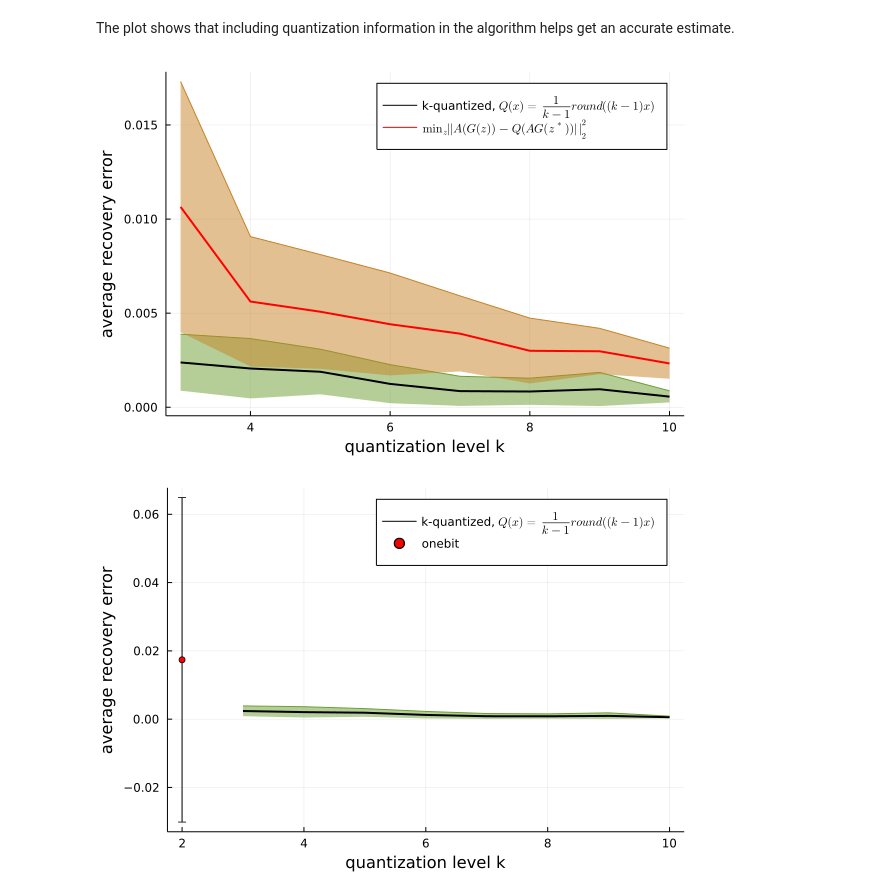
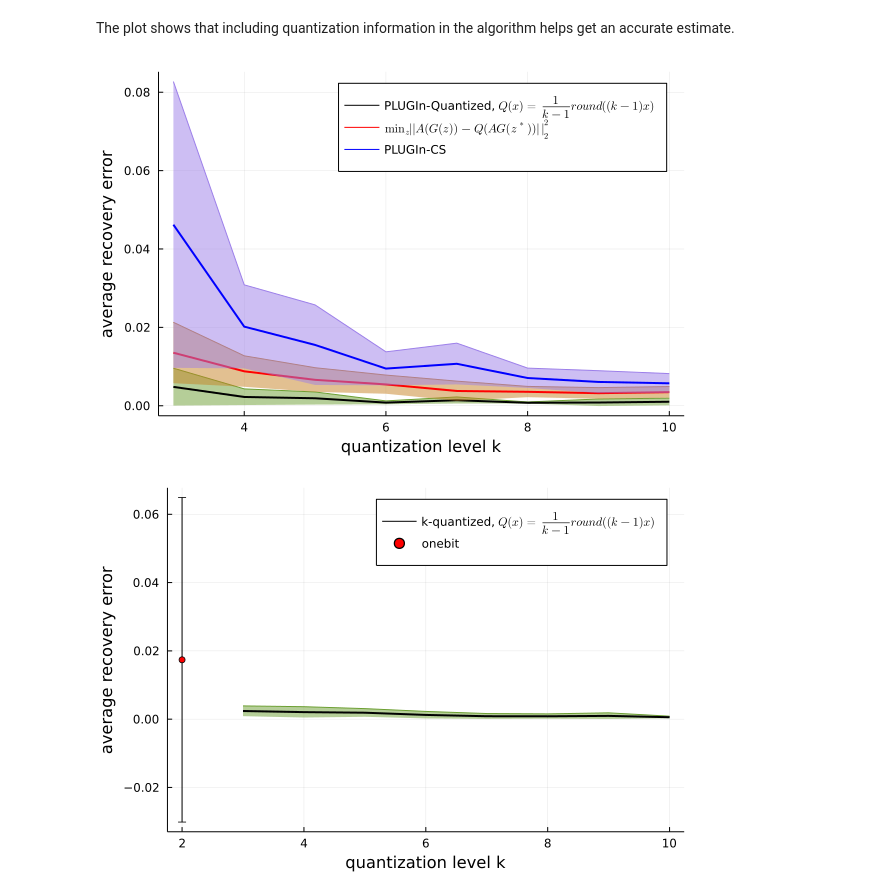
Before and after one commit to babhrujoshi/PLUGIn_Julia, a Jupyter notebook: PLUGIn_onebitCS.ipynb, the cells around one changed output. Cells and saved outputs as stored; diff of their text form; code cells hidden in the pictures.

Commit message:
Fourier measurements

```diff
--- a/PLUGIn_onebitCS.ipynb
+++ b/PLUGIn_onebitCS.ipynb
@@ -217,12 +223,15 @@ k_max = 10
 
 recov_error_matrix_kquant = zeros(k_max - 2)
 recov_error_matrix_noquant = zeros(k_max - 2)
+recov_error_matrix_CS = zeros(k_max - 2)
 
 recov_error_onebit = []
 
 for trial in 1:trials
     recov_error_kquant = []
     recov_error_noquant = []
+    recov_error_CS = []
+
     A = randn(m, x_dim)/sqrt(m)
     z = randn(5)*sqrt(m/20)
     y_onebit = sign.(A*G(z))
@@ -230,11 +239,12 @@ for trial in 1:trials
 
     for k in 3:k_max
         y_kquant = k_quantized(A*G(z), k)
+
+        # use PLUGIn-kquant to recover the signal
         z_est_kquant = zeros(z_dim)
         iter = 1
         succ_error = 1
 
-        # use PLUGIn-kquant to recover the signal
         while iter <= max_iter && succ_error > tolerance
             z_old = z_est_kquant
             z_est_kquant = PLUGIN_kbitCS_estimate(A, G, W, y_kquant, z_est_kquant, k, stepsize)
@@ -243,11 +253,24 @@ for trial in 1:trials
         end
         push!(recov_error_kquant, norm(z/norm(z) - z_est_kquant/norm(z_est_kquant)))
 
+        # use PLUGIn-CS to recover the signal
+        z_est_CS = randn(z_dim)
+        iter = 1
+        succ_error = 1
+
+        while iter <= max_iter && succ_error > tolerance
+            z_old = z_est_CS
+            z_est_CS = PLUGIN_CS_estimate(A, G, W, y_kquant, z_est_CS, stepsize)
+            succ_error = norm(z_old - z_est_CS, 2)
+            iter += 1
+        end
+        push!(recov_error_CS, norm(z/norm(z) - z_est_CS/norm(z_est_CS)))
+
+        # use gradient descent with just the compression and no quanitization to recover from quantized measurements
         z_est_noquant = randn(z_dim)
         iter = 1
         succ_error = 1
 
-        # use gradient descent with just the compression and no quanitization to recover from quantized measurements
         while iter <= max_iter && succ_error > tolerance
             z_old = z_est_noquant
             d = gradient(z->norm(A*G(z) - y_kquant,2)^2, z_est_noquant)[1]
@@ -261,6 +284,8 @@ for trial in 1:trials
     end
     recov_error_matrix_kquant = hcat(recov_error_matrix_kquant, recov_error_kquant)
     recov_error_matrix_noquant = hcat(recov_error_matrix_noquant, recov_error_noquant)
+    recov_error_matrix_CS = hcat(recov_error_matrix_CS, recov_error_CS)
+
 
     z_est_onebit = zeros(z_dim)
     iter = 1
@@ -284,23 +309,28 @@ The plot shows that including quantization information in the algorithm helps ge
 # %%
 average_recov_kquant = mean(recov_error_matrix_kquant[:,2:end], dims=2)
 std_recov_kquant = std(recov_error_matrix_kquant[:,2:end], dims=2)
 plot(3:k_max, average_recov_kquant + std_recov_kquant, fillrange = average_recov_kquant - std_recov_kquant, fillalpha = 0.5, c = 0, label = false)
-plot!(3:k_max, average_recov_kquant, label = "k-quantized, \$ Q(x) = \\frac{1}{k-1} {round}((k-1)x)\$", xlabel = "quantization level k", ylabel = "average recovery error", linewidth = 2, c =:black)
+plot!(3:k_max, average_recov_kquant, label = "PLUGIn-Quantized, \$ Q(x) = \\frac{1}{k-1} {round}((k-1)x)\$", xlabel = "quantization level k", ylabel = "average recovery error", linewidth = 2, c =:black)
 
 average_recov_noquant = mean(recov_error_matrix_noquant[:,2:end], dims=2)
 std_recov_noquant = std(recov_error_matrix_noquant[:,2:end], dims=2)
 plot!(3:k_max, average_recov_noquant + std_recov_noquant, fillrange = average_recov_noquant - std_recov_noquant, fillalpha = 0.5, c = 8, label = false)
 plot!(3:k_max, average_recov_noquant, label = "\$\\min_z \\|| A(G(z)) - Q(AG(z^*))\\||_2^2 \$", xlabel = "quantization level k", ylabel = "average recovery error", linewidth = 2, c =:red)
+
+average_recov_CS = mean(recov_error_matrix_CS[:,2:end], dims=2)
+std_recov_CS = std(recov_error_matrix_CS[:,2:end], dims=2)
+plot!(3:k_max, average_recov_CS + std_recov_CS, fillrange = average_recov_CS - std_recov_CS, fillalpha = 0.5, c = 12, label = false)
+plot!(3:k_max, average_recov_CS, label = "PLUGIn-CS", xlabel = "quantization level k", ylabel = "average recovery error", linewidth = 2, c =:blue)
 
 
 
 
 # average_recov_onebit = mean(recov_error_onebit)
 # std_recov_onebit = std(recov_error_onebit)
 
 # plot!([2],[average_recov_onebit],yerr = [std_recov_onebit],seriestype = :scatter, label = "onebit", c = :red)
 # %% [output]
-[figure, old version]
+[figure, new version]
 # %%
 recov_error_matrix_kquant = load("result/recov_error_kquant.jld", "error")
 recov_error_onebit = load("result/recov_error_onebit.jld", "error")
```
Also changed, not shown: parts of 1 cell of this notebook, 1 other file.
